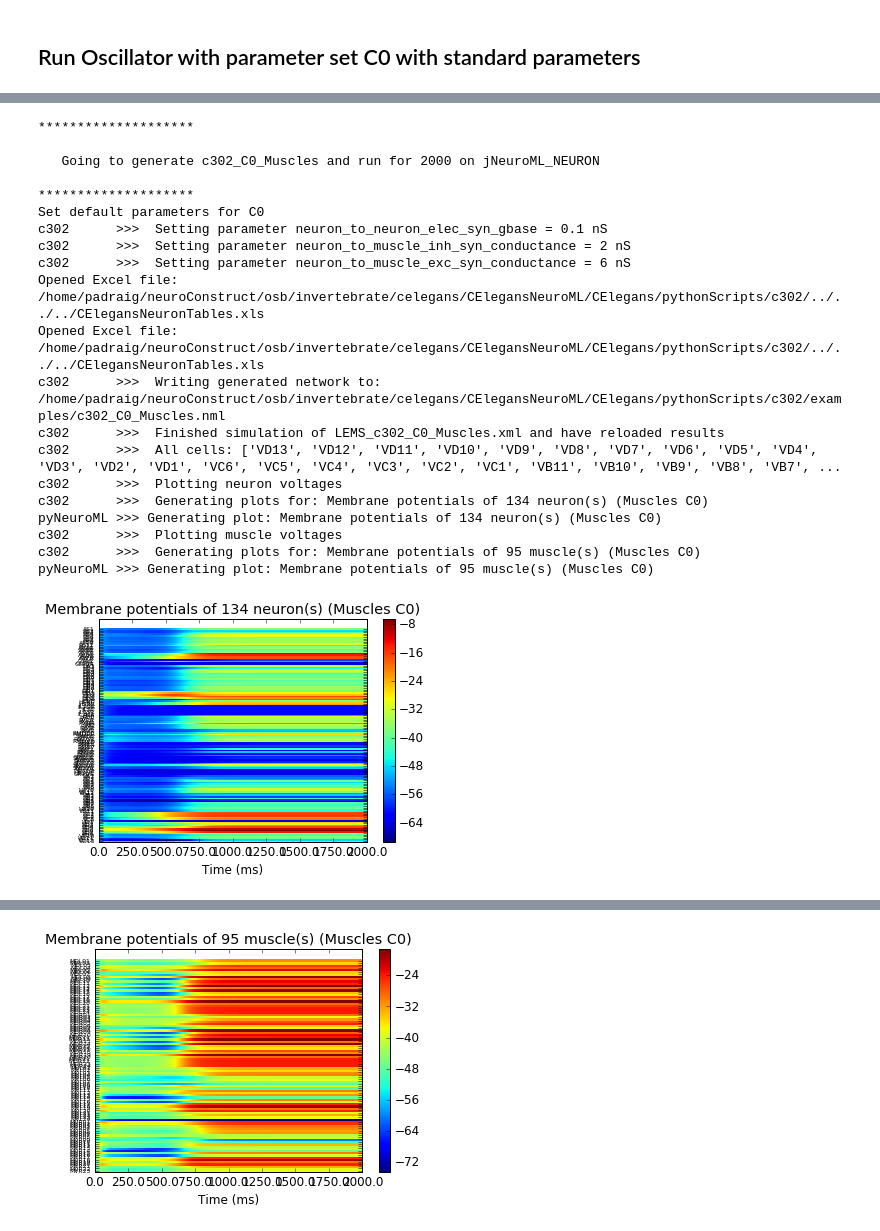
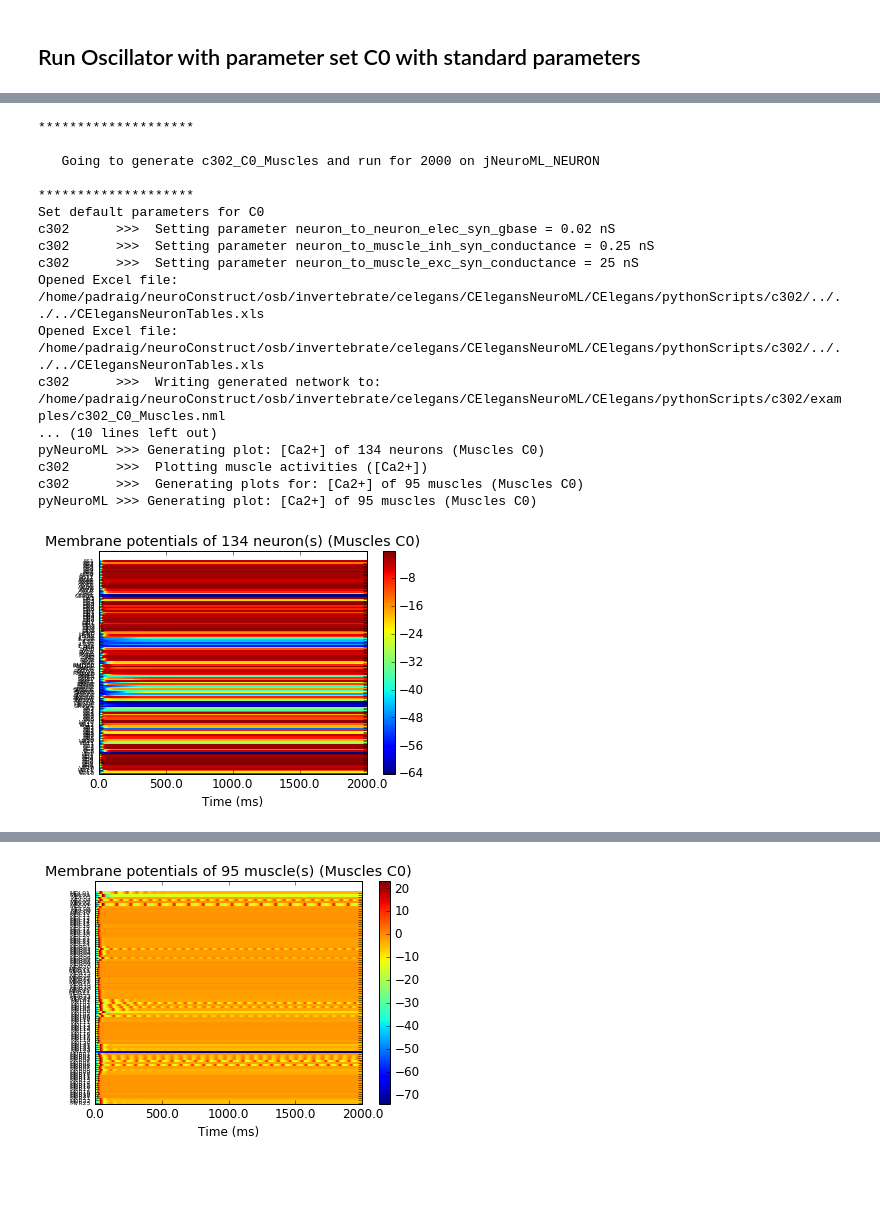
Before and after one commit to openworm/CElegansNeuroML, a Jupyter notebook: CElegans/pythonScripts/c302/notebooks/TestMusclesC0.ipynb, the cells around one changed output, grey strips where cells are left out. Drawn from its saved outputs; the diff is of its cells as text; code cells hidden in the pictures; blank space fills up the shorter version.

```diff
--- a/CElegans/pythonScripts/c302/notebooks/TestMusclesC0.ipynb
+++ b/CElegans/pythonScripts/c302/notebooks/TestMusclesC0.ipynb
@@ -40,30 +40,25 @@ pyNeuroML >>> Generating plot: Membrane potentials of 95 muscle(s) (Muscles C0)
 # %%
-param_overrides = {"neuron_to_muscle_exc_syn_conductance":"4 nS",
-                  "neuron_to_muscle_inh_syn_conductance":"12 nS",
-                   "neuron_to_muscle_exc_syn_conductance":"6 nS",
-                  "neuron_to_muscle_inh_syn_conductance":"2 nS",
-                  "neuron_to_neuron_elec_syn_gbase":"0.1 nS"}
+param_overrides = {"neuron_to_muscle_exc_syn_conductance":"25 nS",
+                  "neuron_to_muscle_inh_syn_conductance":"0.25 nS",
+                  "neuron_to_neuron_elec_syn_gbase": "0.02 nS"}
 
-run_c302('Muscles','C0','',2000,0.05,'jNeuroML_NEURON',verbose=False,plot_ca=False,param_overrides=param_overrides)
+run_c302('Muscles','C0','',2000,0.1,'jNeuroML_NEURON',verbose=False,plot_ca=True,param_overrides=param_overrides)
 # %% [output]
 ********************
 
    Going to generate c302_C0_Muscles and run for 2000 on jNeuroML_NEURON
 
 ********************
 Set default parameters for C0
-c302      >>>  Setting parameter neuron_to_neuron_elec_syn_gbase = 0.1 nS
-c302      >>>  Setting parameter neuron_to_muscle_inh_syn_conductance = 2 nS
-c302      >>>  Setting parameter neuron_to_muscle_exc_syn_conductance = 6 nS
+c302      >>>  Setting parameter neuron_to_neuron_elec_syn_gbase = 0.02 nS
+c302      >>>  Setting parameter neuron_to_muscle_inh_syn_conductance = 0.25 nS
+c302      >>>  Setting parameter neuron_to_muscle_exc_syn_conductance = 25 nS
 Opened Excel file: /home/padraig/neuroConstruct/osb/invertebrate/celegans/CElegansNeuroML/CElegans/pythonScripts/c302/../../../CElegansNeuronTables.xls
 Opened Excel file: /home/padraig/neuroConstruct/osb/invertebrate/celegans/CElegansNeuroML/CElegans/pythonScripts/c302/../../../CElegansNeuronTables.xls
 c302      >>>  Writing generated network to: /home/padraig/neuroConstruct/osb/invertebrate/celegans/CElegansNeuroML/CElegans/pythonScripts/c302/examples/c302_C0_Muscles.nml
-c302      >>>  Finished simulation of LEMS_c302_C0_Muscles.xml and have reloaded results
-c302      >>>  All cells: ['VD13', 'VD12', 'VD11', 'VD10', 'VD9', 'VD8', 'VD7', 'VD6', 'VD5', 'VD4', 'VD3', 'VD2', 'VD1', 'VC6', 'VC5', 'VC4', 'VC3', 'VC2', 'VC1', 'VB11', 'VB10', 'VB9', 'VB8', 'VB7', ...
-c302      >>>  Plotting neuron voltages
-c302      >>>  Generating plots for: Membrane potentials of 134 neuron(s) (Muscles C0)
-pyNeuroML >>> Generating plot: Membrane potentials of 134 neuron(s) (Muscles C0)
-c302      >>>  Plotting muscle voltages
-c302      >>>  Generating plots for: Membrane potentials of 95 muscle(s) (Muscles C0)
-pyNeuroML >>> Generating plot: Membrane potentials of 95 muscle(s) (Muscles C0)
+... (10 lines left out)
+pyNeuroML >>> Generating plot: [Ca2+] of 134 neurons (Muscles C0)
+c302      >>>  Plotting muscle activities ([Ca2+])
+c302      >>>  Generating plots for: [Ca2+] of 95 muscles (Muscles C0)
+pyNeuroML >>> Generating plot: [Ca2+] of 95 muscles (Muscles C0)
-[figure, old version]
+[figure, new version]
@@ -71 +66 @@ pyNeuroML >>> Generating plot: Membrane potentials of 95 muscle(s) (Muscles C0)
-[figure, old version]
+[figure, new version]
```
Also changed, not shown: parts of 2 cells of this notebook, 29 other files.
